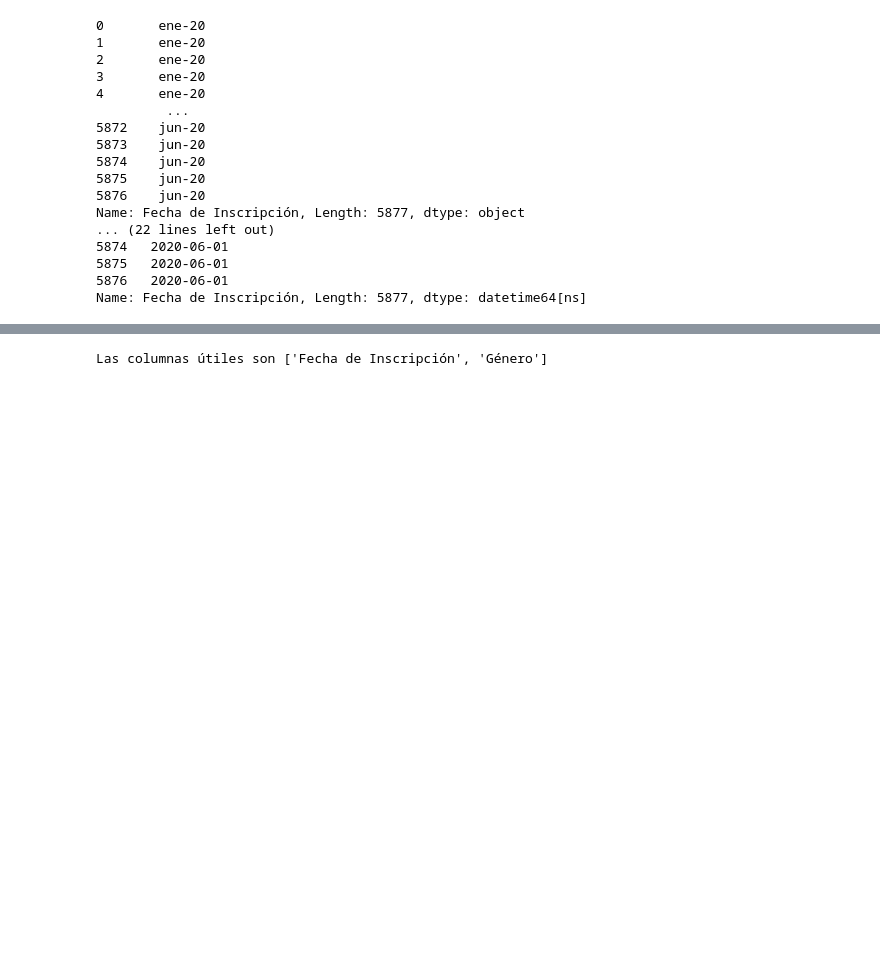
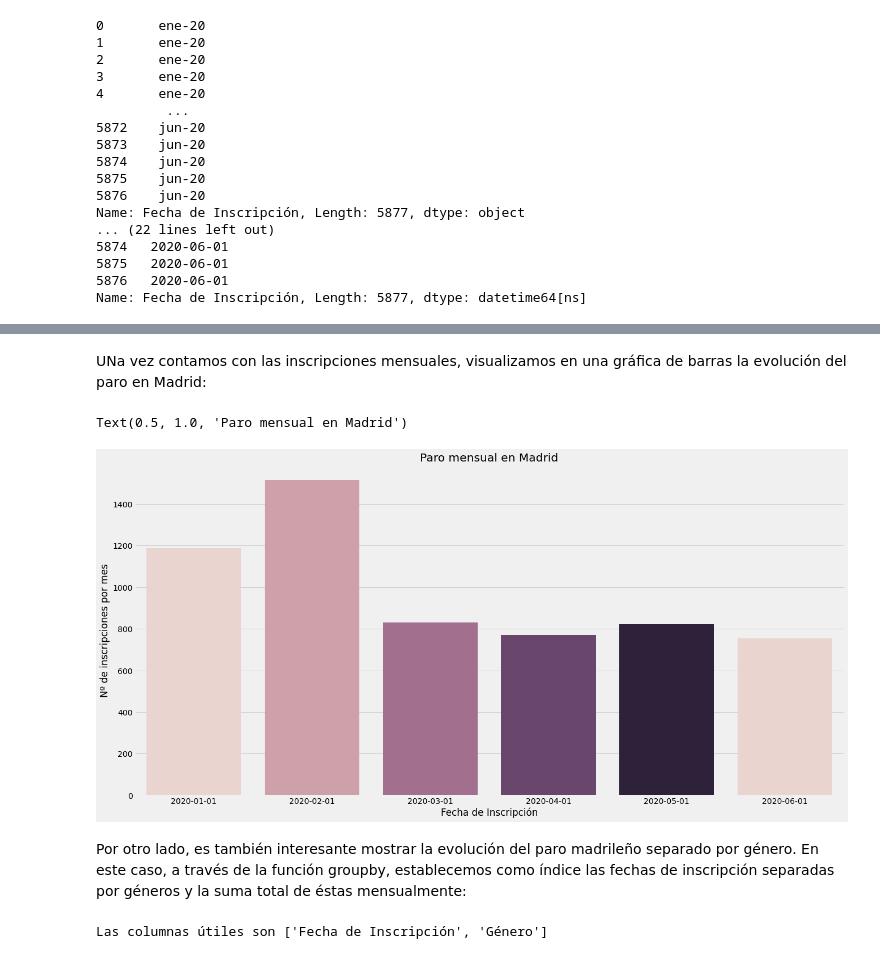
Before and after one commit to albalexia/materialbootcamp, a Jupyter notebook: PROYECTOS/Trabajo_Alba/src/main_.ipynb, the cells around one changed output, grey strips where cells are left out. Cells and saved outputs as stored; diff of their text form; code cells hidden in the pictures; blank space fills up the shorter version.

```diff
--- a/PROYECTOS/Trabajo_Alba/src/main_.ipynb
+++ b/PROYECTOS/Trabajo_Alba/src/main_.ipynb
@@ -344,0 +269,15 @@ df_20.head(2)
+# %%
+df_20a = df_20.reset_index()
+
+columnas_grafico = list(df_20r.columns[:1])
+print(f"Las columnas útiles son {columnas_grafico}")
+
+df_20_agrupado = (
+    df_20a[columnas_grafico]
+    .reset_index()
+    .groupby(columnas_grafico)
+    .count()
+    .rename(columns={"index":"Nº de inscripciones por mes"})
+)
+
+df_20_agrupado
@@ -345,3 +294,16 @@ df_20.head(2)
+# %% [markdown]
+UNa vez contamos con las inscripciones mensuales, visualizamos en una gráfica de barras la evolución del paro en Madrid:
+# %%
+index5= df_20_agrupado.index.map(lambda t: t.strftime('%Y-%m-%d'))
+plt.rcParams["figure.figsize"] = [20, 10]
+ax = sns.barplot(y= "Nº de inscripciones por mes", x = index5, data = df_20_agrupado,palette=(sns.cubehelix_palette("5")))
+ax.set_title('Paro mensual en Madrid')
+# %% [output]
+Text(0.5, 1.0, 'Paro mensual en Madrid')
+[figure, added]
+# %% [markdown]
+Por otro lado, es también interesante mostrar la evolución del paro madrileño separado por género.
+En este caso, a través de la función groupby, establecemos como índice las fechas de inscripción separadas por géneros y la suma total de éstas mensualmente:
 # %%
 df_20r = df_20.reset_index()
 
```
Also changed, not shown: parts of 57 cells of this notebook, 7 other files.
